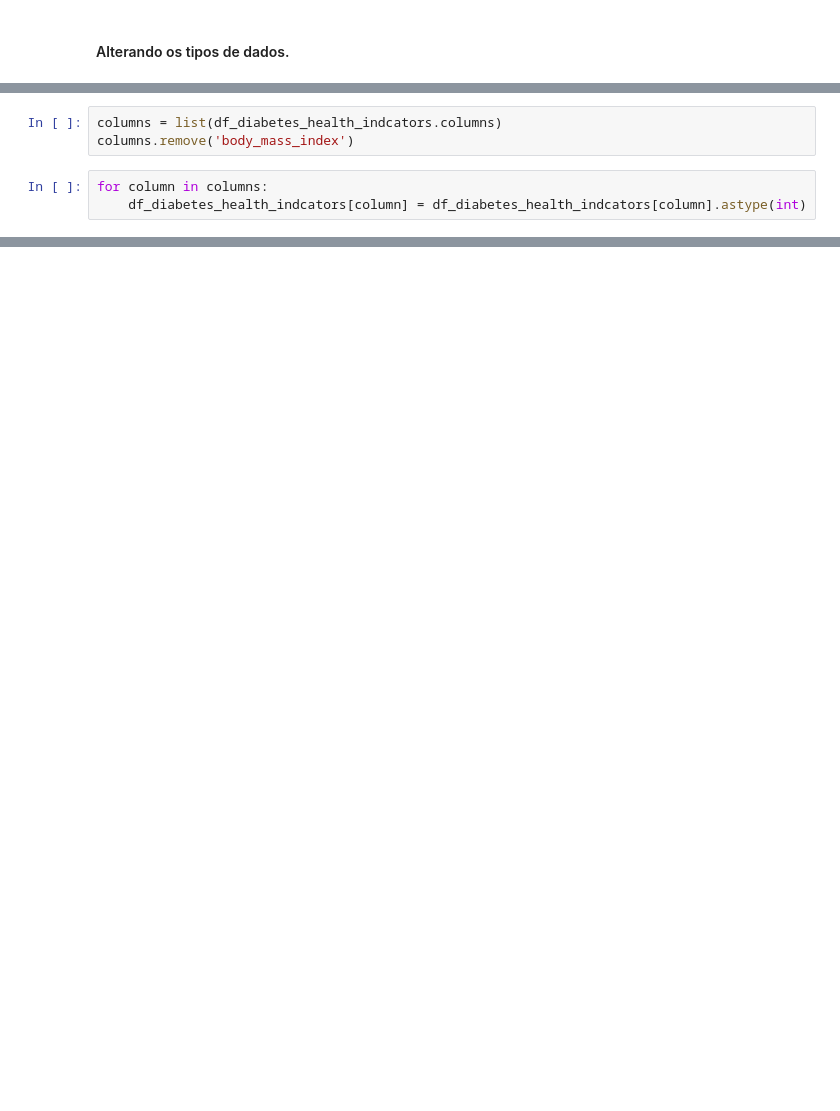
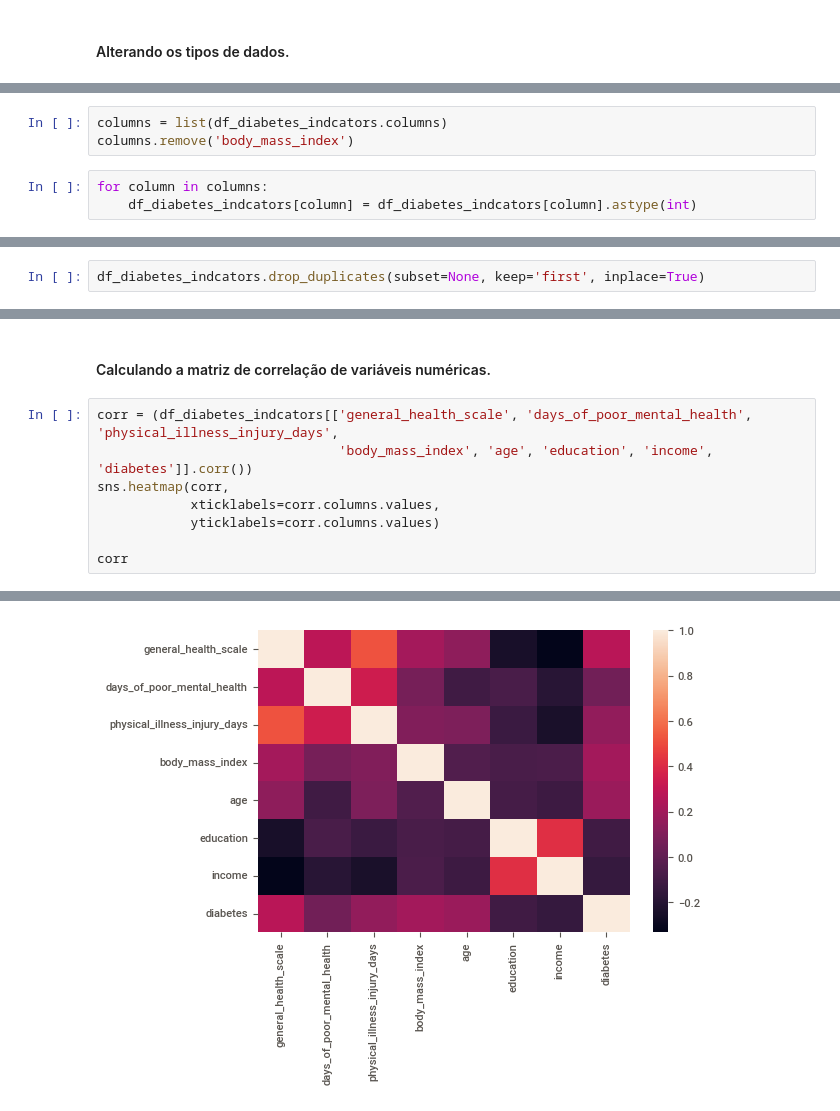
Before and after one commit to Joaquim-Santos/Analysis-of-Diabetes-Risk-Factors, a Jupyter notebook: notebooks/modelagem_dados.ipynb, the cells around one changed output, grey strips where cells are left out. Saved outputs shown, nothing was run; the diff lists cells and outputs as text; blank space fills up the shorter version.

```diff
--- a/notebooks/modelagem_dados.ipynb
+++ b/notebooks/modelagem_dados.ipynb
@@ -156,9 +159,9 @@ Data columns (total 22 columns):
 dtypes: float64(22)
 memory usage: 101.4 MB
 # %%
-columns = list(df_diabetes_health_indcators.columns)
+columns = list(df_diabetes_indcators.columns)
 columns.remove('body_mass_index')
 # %%
 for column in columns:
-    df_diabetes_health_indcators[column] = df_diabetes_health_indcators[column].astype(int)
+    df_diabetes_indcators[column] = df_diabetes_indcators[column].astype(int)
 # %%
@@ -183,0 +189,2 @@ memory usage: 55.1 MB
+# %%
+df_diabetes_indcators.drop_duplicates(subset=None, keep='first', inplace=True)
@@ -183,0 +286,11 @@ memory usage: 55.1 MB
+# %% [markdown]
+#### Calculando a matriz de correlação de variáveis numéricas.
+# %%
+corr = (df_diabetes_indcators[['general_health_scale', 'days_of_poor_mental_health', 'physical_illness_injury_days',
+                               'body_mass_index', 'age', 'education', 'income', 'diabetes']].corr())
+sns.heatmap(corr,
+            xticklabels=corr.columns.values,
+            yticklabels=corr.columns.values)
+
+corr
+# %% [output]
@@ -183,0 +306 @@ memory usage: 55.1 MB
+[figure, added]
```
Also changed, not shown: parts of 61 cells of this notebook, 1 other file.
